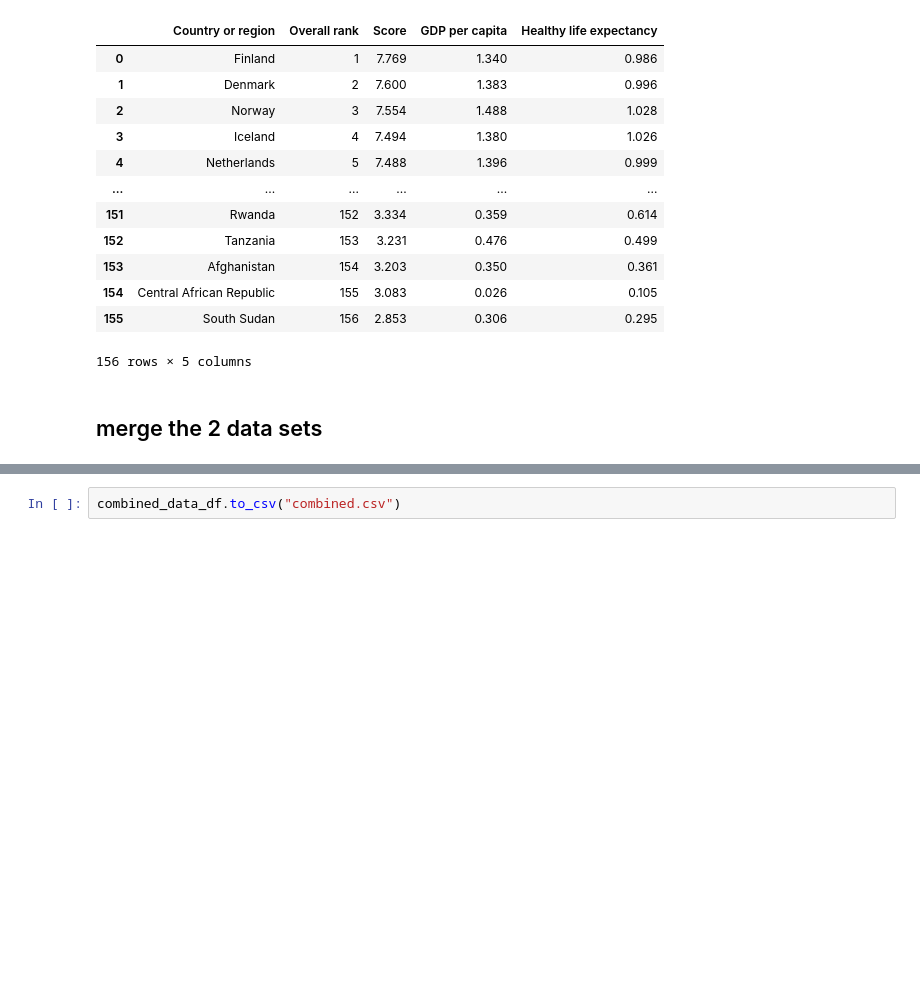
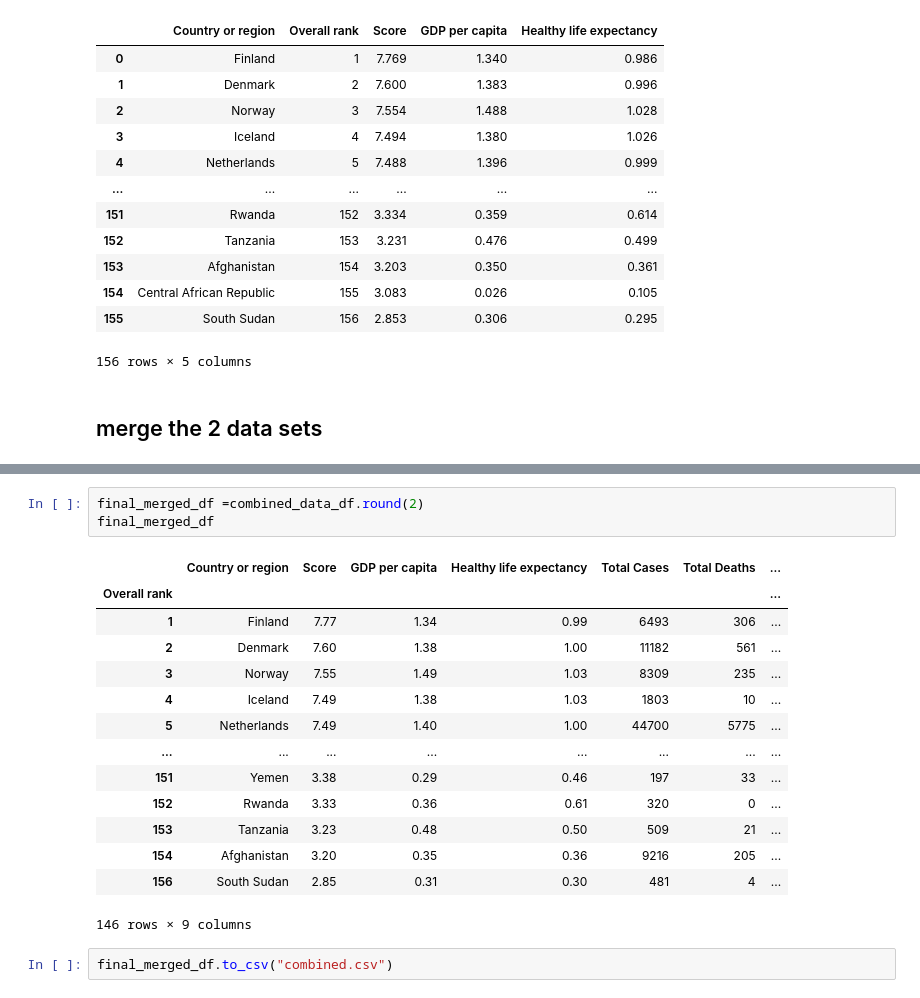
Before and after one commit to liliana-ilut/ETL_project, a Jupyter notebook: happy_covid.ipynb, the cells around one changed output, grey strips where cells are left out. Drawn from its saved outputs; the diff is of its cells as text; blank space fills up the shorter version.

```diff
--- a/happy_covid.ipynb
+++ b/happy_covid.ipynb
@@ -128,2 +146,20 @@ combined_data_df
+# %%
+final_merged_df =combined_data_df.round(2)
+final_merged_df
+# %% [output]
+|  | Country or region | Score | GDP per capita | Healthy life expectancy | Total Cases | Total Deaths | ... |
+| Overall rank |  |  |  |  |  |  | ... |
+| 1 | Finland | 7.77 | 1.34 | 0.99 | 6493 | 306 | ... |
+| 2 | Denmark | 7.60 | 1.38 | 1.00 | 11182 | 561 | ... |
+| 3 | Norway | 7.55 | 1.49 | 1.03 | 8309 | 235 | ... |
+| 4 | Iceland | 7.49 | 1.38 | 1.03 | 1803 | 10 | ... |
+| 5 | Netherlands | 7.49 | 1.40 | 1.00 | 44700 | 5775 | ... |
+| ... | ... | ... | ... | ... | ... | ... | ... |
+| 151 | Yemen | 3.38 | 0.29 | 0.46 | 197 | 33 | ... |
+| 152 | Rwanda | 3.33 | 0.36 | 0.61 | 320 | 0 | ... |
+| 153 | Tanzania | 3.23 | 0.48 | 0.50 | 509 | 21 | ... |
+| 154 | Afghanistan | 3.20 | 0.35 | 0.36 | 9216 | 205 | ... |
+| 156 | South Sudan | 2.85 | 0.31 | 0.30 | 481 | 4 | ... |
+146 rows × 9 columns
 # %%
-combined_data_df.to_csv("combined.csv")
+final_merged_df.to_csv("combined.csv")
```
Also changed, not shown: parts of 5 cells of this notebook, 1 other file.
